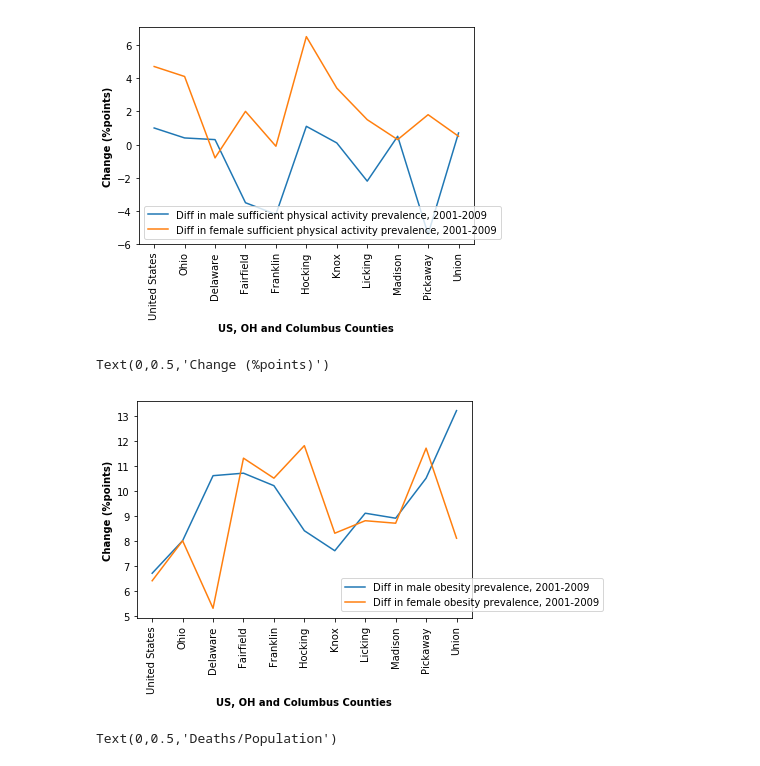
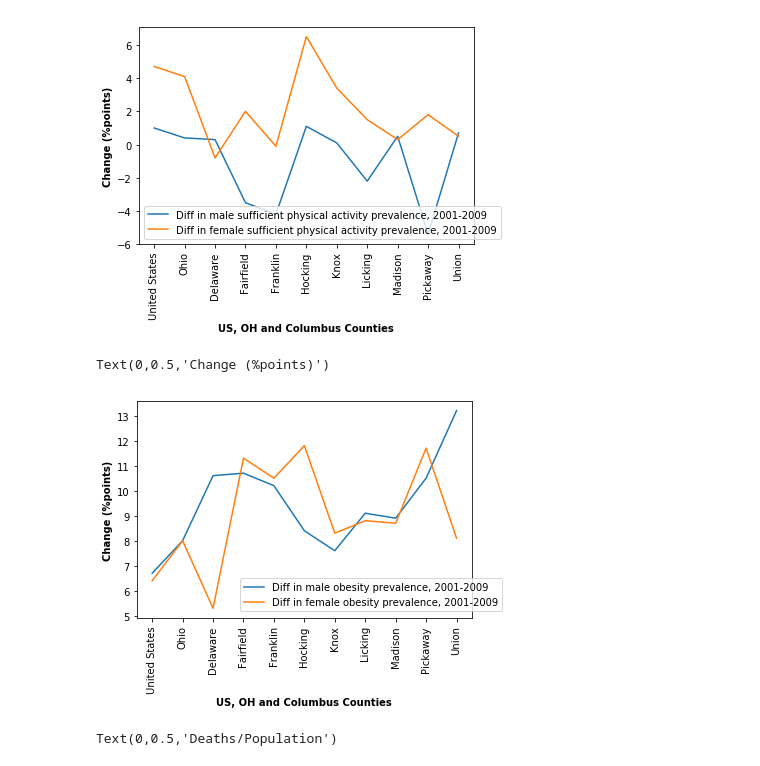
Before and after one commit to elewanto/visual-design-project, a Jupyter notebook: python/le_analysis.ipynb, the cells around one changed output. Cells and saved outputs as stored; diff of their text form; code cells hidden in the pictures.

```diff
--- a/python/le_analysis.ipynb
+++ b/python/le_analysis.ipynb
@@ -65,13 +66,13 @@ Text(0,0.5,'Change (%points)')
 # %%
 plt.plot(obesity_Cbus['State/County'], obesity_Cbus['Difference in male obesity prevalence, 2001-2009 (percentage points)'], label="Diff in male obesity prevalence, 2001-2009")
 plt.plot(obesity_Cbus['State/County'], obesity_Cbus['Difference in female obesity prevalence, 2001-2009 (percentage points)'], label="Diff in female obesity prevalence, 2001-2009")
-plt.legend(bbox_to_anchor=(1,0.01), loc="lower center")
+plt.legend(bbox_to_anchor=(0.7,0.01), loc="lower center")
 plt.xticks(rotation=90)
 plt.xlabel('US, OH and Columbus Counties', fontweight='bold')
 plt.ylabel('Change (%points)', fontweight='bold')
 # %% [output]
 Text(0,0.5,'Change (%points)')
-[figure, old version]
+[figure, new version]
 # %%
 race_deaths_OH = pd.read_csv('./Data/Black_White_Mortality_OH_County_2000_2015.csv')
 race_deaths_OH['Deaths/Pop'] = race_deaths_OH.Deaths / race_deaths_OH.Population
```
Also changed, not shown: parts of 8 cells of this notebook, 1 other file.
